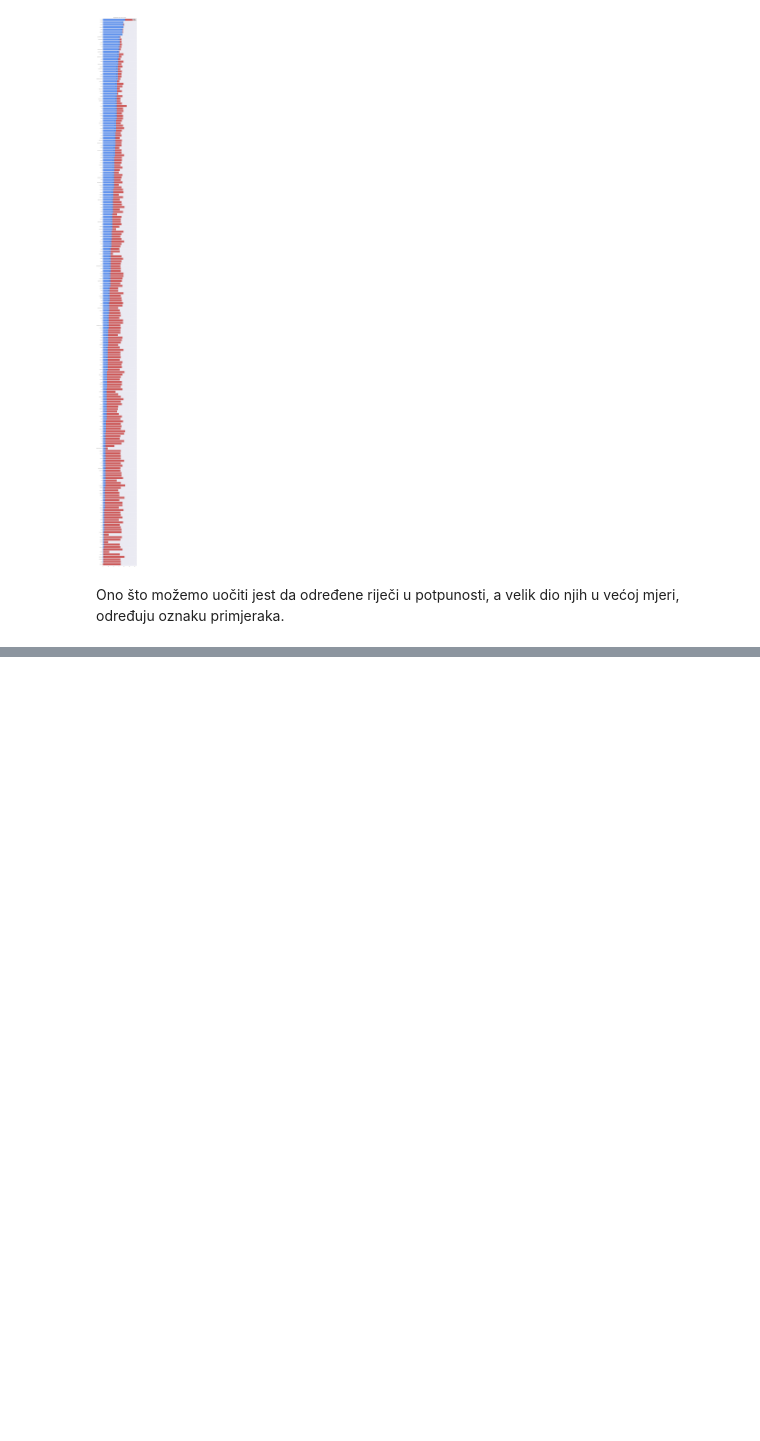
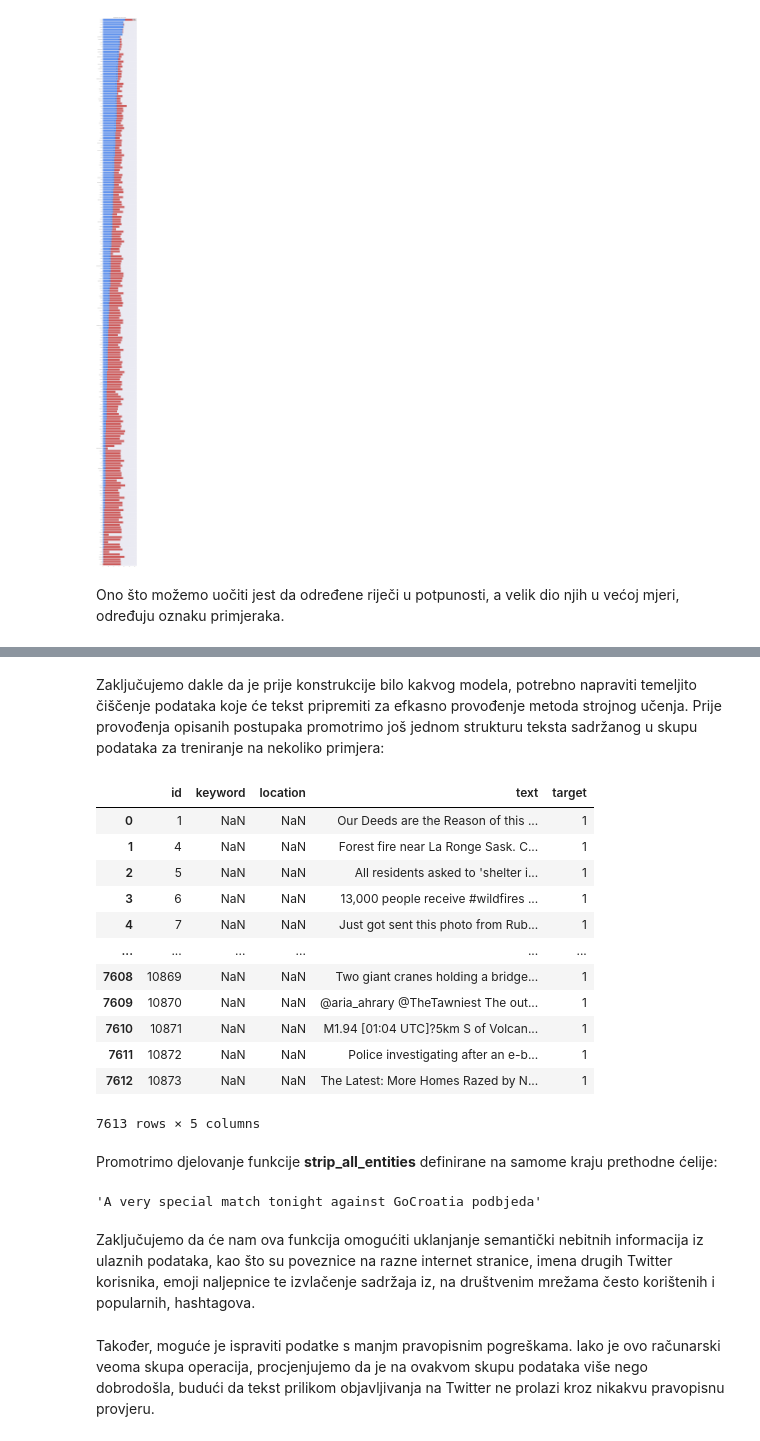
Before and after one commit to jbrigljevic/str_uc, a Jupyter notebook: Teorijski pregled problema/Eksploratorna analiza problema.ipynb, the cells around one changed output, grey strips where cells are left out. Saved outputs shown, nothing was run; the diff lists cells and outputs as text; code cells hidden in the pictures; blank space fills up the shorter version.

Commit message:
dodano ciscenje podataka

```diff
--- a/Teorijski pregled problema/Eksploratorna analiza problema.ipynb
+++ b/Teorijski pregled problema/Eksploratorna analiza problema.ipynb
@@ -511,0 +511,21 @@ Ono što možemo uočiti jest da određene riječi u potpunosti, a velik dio nji
+# %% [markdown]
+Zaključujemo dakle da je prije konstrukcije bilo kakvog modela, potrebno napraviti temeljito čiščenje podataka koje će tekst pripremiti za efkasno provođenje metoda strojnog učenja. Prije provođenja opisanih postupaka promotrimo još jednom strukturu teksta sadržanog u skupu podataka za treniranje na nekoliko primjera:
+# %%
+test_data = pd.read_csv('test_podaci.csv')
+train_data = pd.read_csv('train_podaci.csv')
+# %%
+train_data
+# %% [output]
+|  | id | keyword | location | text | target |
+| 0 | 1 | NaN | NaN | Our Deeds are the Reason of this ... | 1 |
+| 1 | 4 | NaN | NaN | Forest fire near La Ronge Sask. C... | 1 |
+| 2 | 5 | NaN | NaN | All residents asked to 'shelter i... | 1 |
+| 3 | 6 | NaN | NaN | 13,000 people receive #wildfires ... | 1 |
+| 4 | 7 | NaN | NaN | Just got sent this photo from Rub... | 1 |
+| ... | ... | ... | ... | ... | ... |
+| 7608 | 10869 | NaN | NaN | Two giant cranes holding a bridge... | 1 |
+| 7609 | 10870 | NaN | NaN | @aria_ahrary @TheTawniest The out... | 1 |
+| 7610 | 10871 | NaN | NaN | M1.94 [01:04 UTC]?5km S of Volcan... | 1 |
+| 7611 | 10872 | NaN | NaN | Police investigating after an e-b... | 1 |
+| 7612 | 10873 | NaN | NaN | The Latest: More Homes Razed by N... | 1 |
+7613 rows × 5 columns
@@ -511,0 +551,12 @@ Ono što možemo uočiti jest da određene riječi u potpunosti, a velik dio nji
+# %% [markdown]
+Promotrimo djelovanje funkcije <b>strip_all_entities</b> definirane na samome kraju prethodne ćelije:
+# %%
+#check strip_all_entities functionality
+strip_all_entities('@lukamodric10 A very special match tonight against @equipedefrance #GoCroatia #podbjeda 🏆 https://youtu.be/le54R3QYT7U !! ')
+# %% [output]
+'A very special match tonight against GoCroatia podbjeda'
+# %% [markdown]
+
+Zaključujemo da će nam ova funkcija omogućiti uklanjanje semantički nebitnih informacija iz ulaznih podataka, kao što su poveznice na razne internet stranice, imena drugih Twitter korisnika, emoji naljepnice te izvlačenje sadržaja iz, na društvenim mrežama često korištenih i popularnih, hashtagova.
+# %% [markdown]
+Također, moguće je ispraviti podatke s manjm pravopisnim pogreškama. Iako je ovo računarski veoma skupa operacija, procjenjujemo da je na ovakvom skupu podataka više nego dobrodošla, budući da tekst prilikom objavljivanja na Twitter ne prolazi kroz nikakvu pravopisnu provjeru.
```
Also changed, not shown: parts of 21 cells of this notebook.
